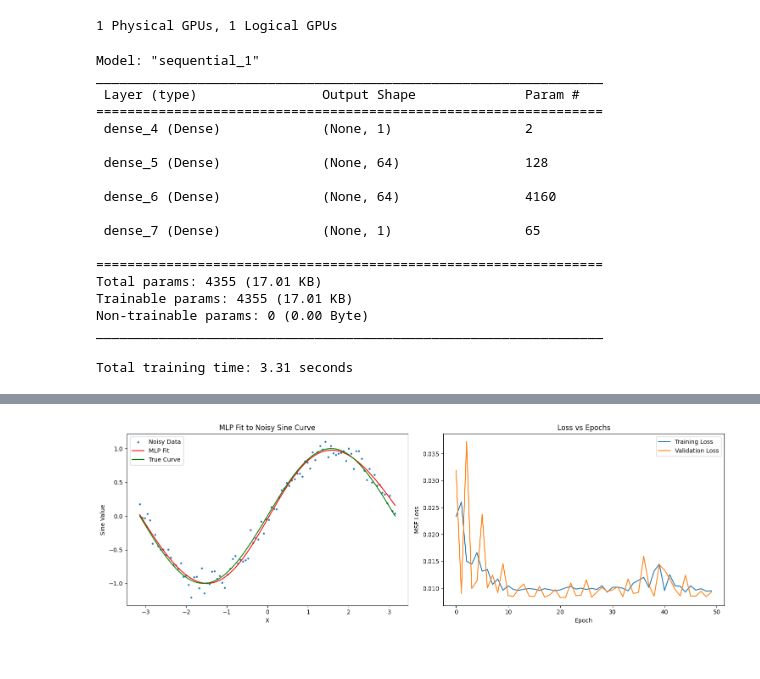
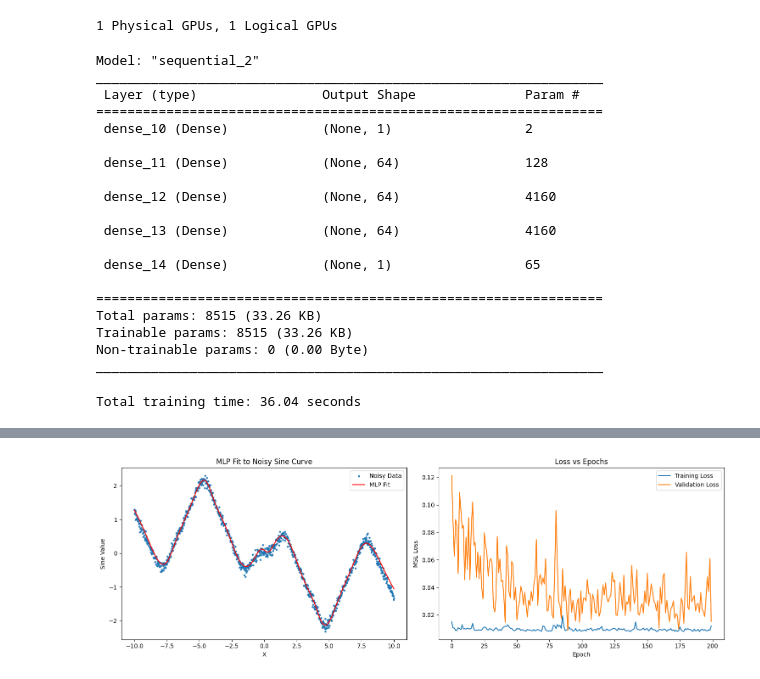
Before and after one commit to songofphysics/master-thesis, a Jupyter notebook: MLP_alt.ipynb, the cells around one changed output, grey strips where cells are left out. Saved outputs shown, nothing was run; the diff lists cells and outputs as text; code cells hidden in the pictures.

Commit message:
New Tests

```diff
--- a/MLP_alt.ipynb
+++ b/MLP_alt.ipynb
@@ -29,15 +29,17 @@ np.random.seed(0)
 tf.random.set_seed(0)
 
 # Generating the noisy sine curve data
-x_values = np.linspace(-np.pi, np.pi, 100)
-y_values = np.sin(x_values) + np.random.normal(0, 0.1, 100)
+x_values = np.linspace(-10, 10, 1000)
+y_true = np.tan(np.sin(x_values)) + np.log(x_values+20) - np.arctan(x_values)
+y_values = y_true + np.random.normal(0, 0.1, 1000)
+y_values = (y_values-np.mean(y_values))/np.std(y_values)
 
 # Preparing the data for training
 X = x_values.reshape(-1, 1)
 Y = y_values.reshape(-1, 1)
 
 # Perparing test data
-Y_test = np.sin(x_values) + np.random.normal(0, 0.25, 100)
+Y_test = y_true + np.random.normal(0, 0.25, 1000)
 # %%
 # Building the MLP model
 model = tf.keras.Sequential([
@@ -47,26 +49,30 @@ model = tf.keras.Sequential([
 
     tf.keras.layers.Dense(64, activation='tanh'),
 
+    tf.keras.layers.Dense(64, activation='tanh'),
+
     tf.keras.layers.Dense(1, activation='linear')  # No activation for the output layer in regression
 ])
 
 model.summary()
 # %% [output]
-Model: "sequential_1"
+Model: "sequential_2"
 _________________________________________________________________
  Layer (type)                Output Shape              Param #
 =================================================================
- dense_4 (Dense)             (None, 1)                 2
+ dense_10 (Dense)            (None, 1)                 2
 
- dense_5 (Dense)             (None, 64)                128
+ dense_11 (Dense)            (None, 64)                128
 
- dense_6 (Dense)             (None, 64)                4160
+ dense_12 (Dense)            (None, 64)                4160
 
- dense_7 (Dense)             (None, 1)                 65
+ dense_13 (Dense)            (None, 64)                4160
+
+ dense_14 (Dense)            (None, 1)                 65
 
 =================================================================
-Total params: 4355 (17.01 KB)
-Trainable params: 4355 (17.01 KB)
+Total params: 8515 (33.26 KB)
+Trainable params: 8515 (33.26 KB)
 Non-trainable params: 0 (0.00 Byte)
 _________________________________________________________________
 # %%
@@ -91,9 +97,9 @@ class TQDMProgressBar(tf.keras.callbacks.Callback):
 model.compile(optimizer='adam', loss='mse')
 
 # Training the model with a validation split
-history = model.fit(X, Y, epochs=50, verbose=0, validation_split=0.15, callbacks=[TQDMProgressBar()])
+history = model.fit(X, Y, epochs=200, verbose=0, validation_split=0.25, callbacks=[TQDMProgressBar()])
 # %% [output]
-Total training time: 3.31 seconds
+Total training time: 36.04 seconds
 # %%
 # Predictions
 predictions = model.predict(X)
@@ -105,7 +111,7 @@ plt.figure(figsize=(15, 5))
 plt.subplot(1, 2, 1)
 plt.scatter(X, Y, s=5, label='Noisy Data')
 plt.plot(X, predictions, color='red', label='MLP Fit')
-plt.plot(x_values, np.sin(x_values), color='green', label='True Curve')
+#plt.plot(x_values, y_true, color='green', label='True Curve')
 plt.title('MLP Fit to Noisy Sine Curve')
 plt.xlabel('X')
 plt.ylabel('Sine Value')
@@ -128 +134 @@ plt.show()
-[figure, old version]
+[figure, new version]
```
Also changed, not shown: parts of 1 cell of this notebook, 2 other files.
